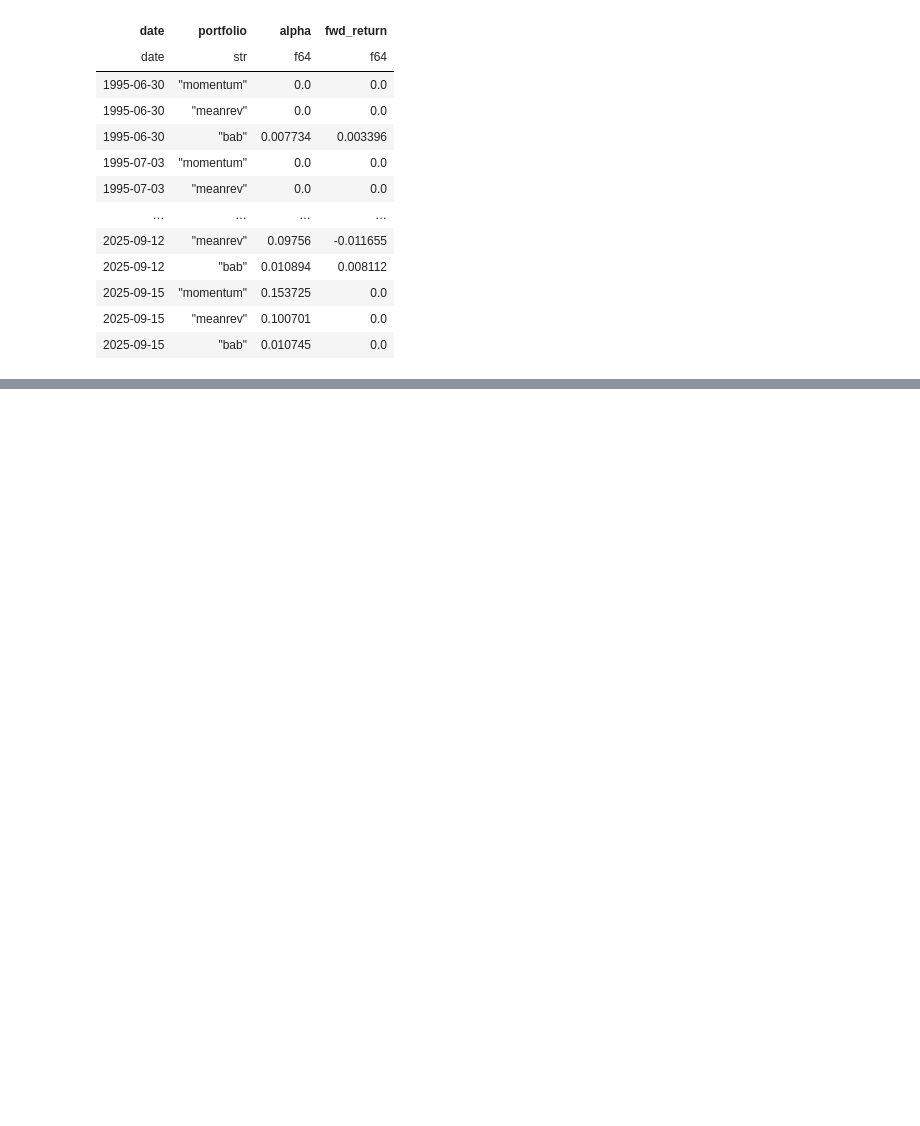
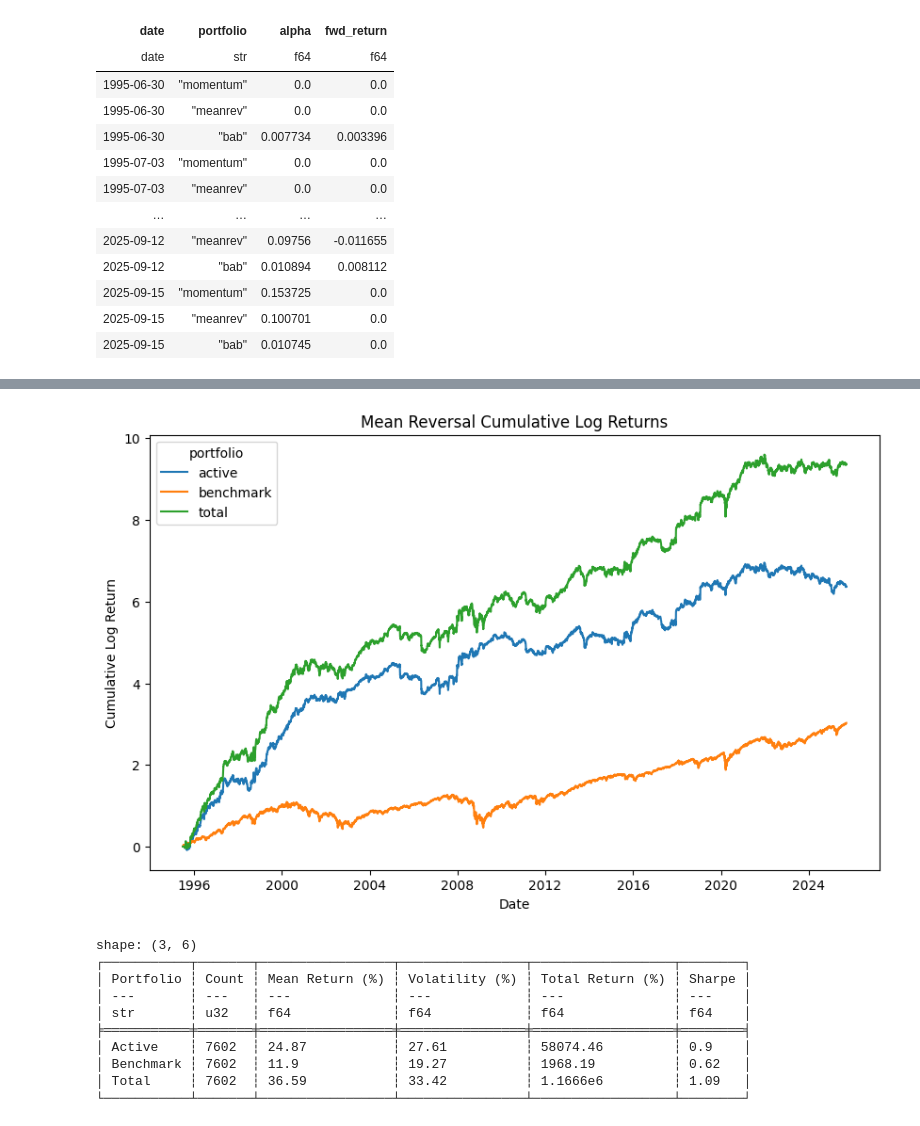
Before and after one commit to xylr11/orthogonal-alphas, a Jupyter notebook: synMVO/synMVO.ipynb, the cells around one changed output, grey strips where cells are left out. Saved outputs shown, nothing was run; the diff lists cells and outputs as text; code cells hidden in the pictures; blank space fills up the shorter version.

```diff
--- a/synMVO/synMVO.ipynb
+++ b/synMVO/synMVO.ipynb
@@ -395,0 +370,14 @@ shape: (3, 6)
+# %%
+plot_print_summary(meanrev_ret, title='Mean Reversal Cumulative Log Returns')
+# %% [output]
+[figure, added]
+shape: (3, 6)
+┌───────────┬───────┬─────────────────┬────────────────┬──────────────────┬────────┐
+│ Portfolio ┆ Count ┆ Mean Return (%) ┆ Volatility (%) ┆ Total Return (%) ┆ Sharpe │
+│ ---       ┆ ---   ┆ ---             ┆ ---            ┆ ---              ┆ ---    │
+│ str       ┆ u32   ┆ f64             ┆ f64            ┆ f64              ┆ f64    │
+╞═══════════╪═══════╪═════════════════╪════════════════╪══════════════════╪════════╡
+│ Active    ┆ 7602  ┆ 24.87           ┆ 27.61          ┆ 58074.46         ┆ 0.9    │
+│ Benchmark ┆ 7602  ┆ 11.9            ┆ 19.27          ┆ 1968.19          ┆ 0.62   │
+│ Total     ┆ 7602  ┆ 36.59           ┆ 33.42          ┆ 1.1666e6         ┆ 1.09   │
+└───────────┴───────┴─────────────────┴────────────────┴──────────────────┴────────┘
```
Also changed, not shown: parts of 17 cells of this notebook.
